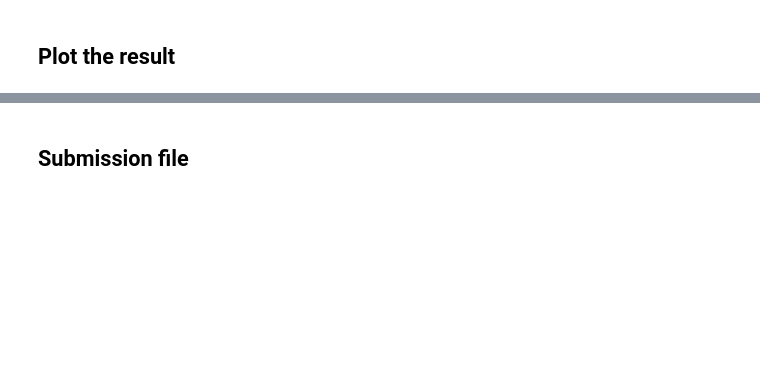
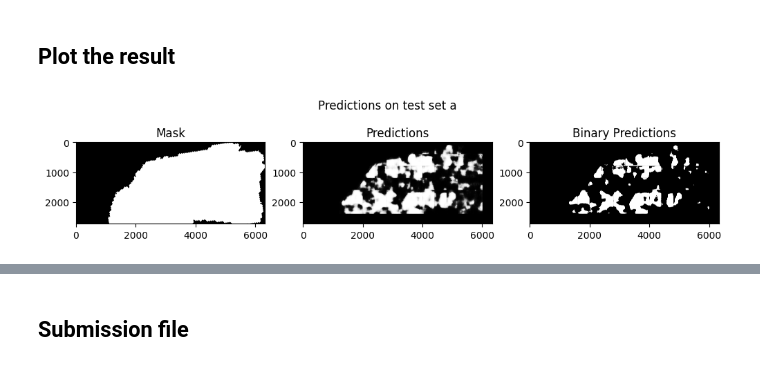
Before and after one commit to sudoLife/vesuvius-challenge, a Jupyter notebook: predict-on-test-set.ipynb, the cells around one changed output, grey strips where cells are left out. Drawn from its saved outputs; the diff is of its cells as text; code cells hidden in the pictures; blank space fills up the shorter version.

Commit message:
feat - full predictions on test set

```diff
--- a/predict-on-test-set.ipynb
+++ b/predict-on-test-set.ipynb
@@ -37,18 +41,23 @@ from tqdm import tqdm
 ## Load the test set, build the pipeline
 # %%
 data_dir = "./dataset/"
-patch_size = 128  # e.g. 128x128
-downsampling = 0.75  # setting this to e.g. 0.5 means images will be loaded as 2x smaller. 1 does nothing.
+patch_size = 800  # e.g. 128x128
+downsampling = 1  # setting this to e.g. 0.5 means images will be loaded as 2x smaller. 1 does nothing.
 z_dim = 40   # number of slices in the z direction. max value is 65 - z_start
 z_start = 0  # offset of slices in the z direction
-batch_size = 16
+batch_size = 4
 epochs = 100
 steps_per_epoch = 50
 val_step = 50
 
 pipeline = Pipeline(data_dir, patch_size, downsampling, z_dim, z_start, batch_size)
 volume_a, mask_a, _ = pipeline.load_sample(split="test", index='a')
-# volume_b, mask_b, _ = pipeline.load_sample(split="test", index='b')
+volume_b, mask_b, _ = pipeline.load_sample(split="test", index='b')
+# volume_3, mask_3, labels_3 = pipeline.load_sample(split="train", index='3')
+# volume_3 = sm.get_preprocessing('resnet18')(volume_3)
+# volume_1, mask_1, labels_1 = pipeline.load_sample(split="train", index='1')
+# volume_1 = sm.get_preprocessing('resnet18')(volume_1)
+
 
 gc.collect()
 print("Loading complete.")
@@ -58,8 +71,8 @@ print(f"mask_a: {mask_a.shape}")
 # %%
 model = sm.Unet(
-    'resnet50',
+    'resnet18',
     input_shape=pipeline.get_input_shape(),
     encoder_weights=None,
     classes=1
 )
-model.load_weights('chkpt/checkpoint')
+model.load_weights('chkpt-resnet/resnet18-800p-4b-chkpt/checkpoint')
@@ -68,0 +115,6 @@ all_pred, all_binary_pred, pred = pipeline.predict_and_assemble(volume_a, mask_a
+# %%
+threshold = 0.4
+# all_pred, all_binary_pred, pred = pipeline.predict_and_assemble(volume_3, mask_3, threshold, model)
+# all_pred, all_binary_pred, pred = pipeline.predict_and_assemble(volume_1, mask_1, threshold, model)
+all_pred_a, all_binary_pred_a, pred_a = pipeline.predict_and_assemble(volume_a, mask_a, threshold, model)
+all_pred_b, all_binary_pred_b, pred_b = pipeline.predict_and_assemble(volume_b, mask_b, threshold, model)
@@ -79,0 +152,13 @@ plt.imshow(all_pred, cmap='gray')
+# %%
+threshold=0.95
+fig, axs = plt.subplots(1,3, figsize=(12,2.5))
+axs[0].imshow(mask_a,cmap='gray')
+axs[0].set_title("Mask")
+axs[1].imshow(all_pred_a,cmap='gray')
+axs[1].set_title("Predictions")
+axs[2].imshow(all_pred_a>threshold,cmap='gray')
+axs[2].set_title(f'Binary Predictions')
+fig.suptitle("Predictions on test set a")
+plt.savefig(f'resnet18-800p-4b-50epoch-threshold-{threshold}-test-a-compare.svg')
+# %% [output]
+[figure, added]
```
Also changed, not shown: parts of 17 cells of this notebook, 1 other file.
